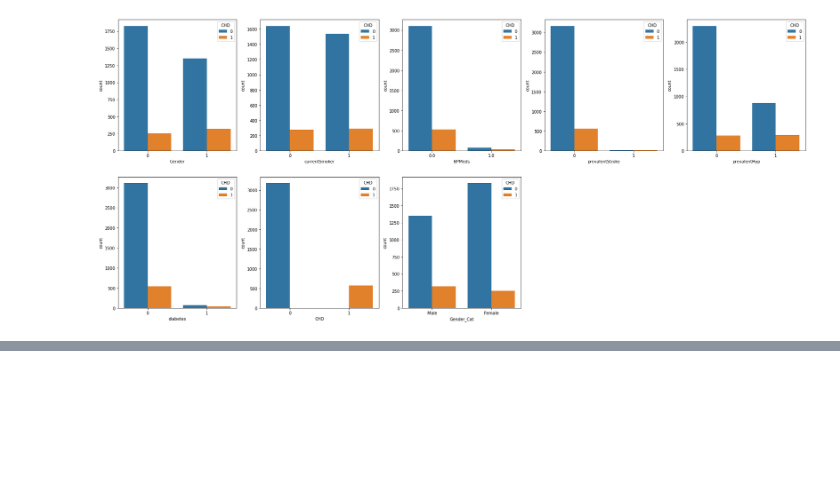
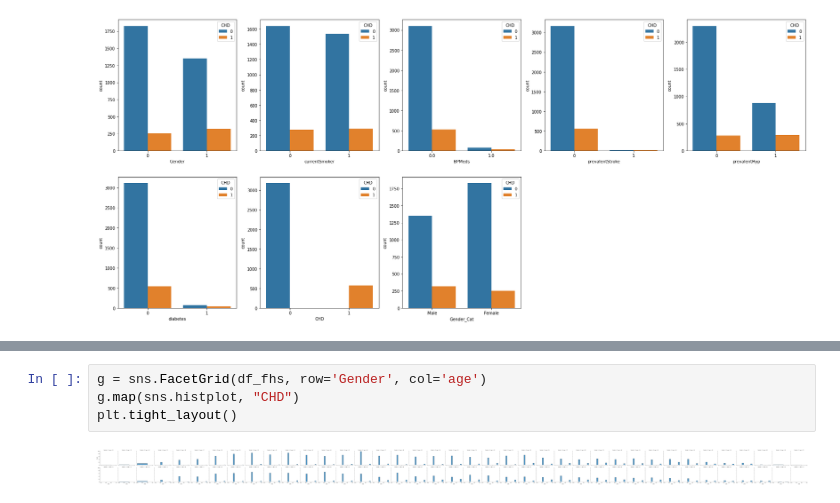
Before and after one commit to dine18/Dissertation-Project, a Jupyter notebook: HDP/HDPML.ipynb, the cells around one changed output, grey strips where cells are left out. Cells and saved outputs as stored; diff of their text form; blank space fills up the shorter version.

```diff
--- a/HDP/HDPML.ipynb
+++ b/HDP/HDPML.ipynb
@@ -369,0 +415,6 @@ for i in enumerate(fhs_cat.columns):
+# %%
+g = sns.FacetGrid(df_fhs, row='Gender', col='age')
+g.map(sns.histplot, "CHD")
+plt.tight_layout()
+# %% [output]
+[figure, added]
```
Also changed, not shown: parts of 9 cells of this notebook.
